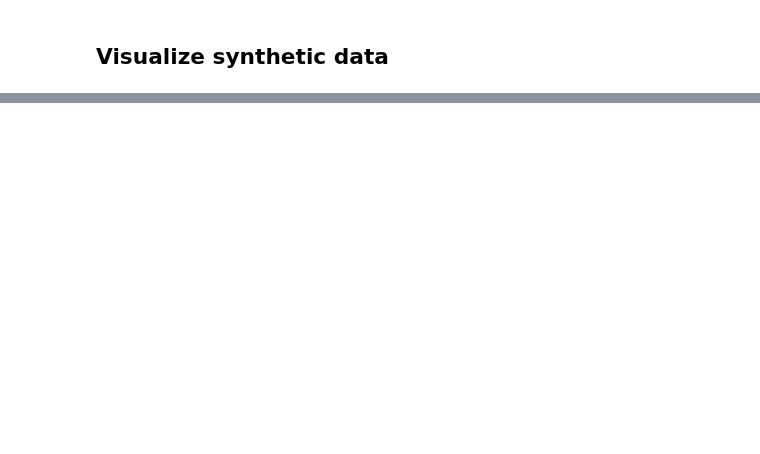
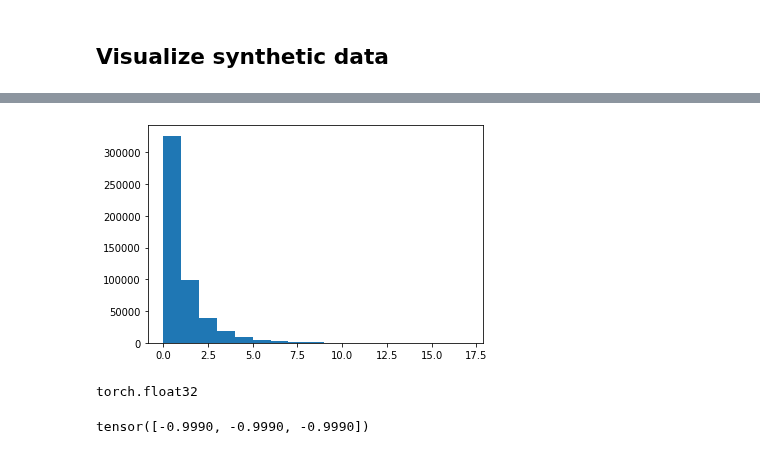
Before and after one commit to davindicode/universal-count-model, a Jupyter notebook: notebooks/visualize_synthetic.ipynb, the cells around one changed output, grey strips where cells are left out. Cells and saved outputs as stored; diff of their text form; code cells hidden in the pictures; blank space fills up the shorter version.

```diff
--- a/notebooks/visualize_synthetic.ipynb
+++ b/notebooks/visualize_synthetic.ipynb
@@ -72,0 +82,13 @@ dataset_dict
+# %%
+plt.hist(spk_counts.reshape(-1), bins=np.arange(spk_counts.max()))
+plt.show()
+# %% [output]
+[figure, added]
+# %%
+torch.maximum(torch.ones(3), torch.tensor(0.)).dtype
+# %% [output]
+torch.float32
+# %%
+1e-3 - torch.ones(3)
+# %% [output]
+tensor([-0.9990, -0.9990, -0.9990])
```
Also changed, not shown: parts of 7 cells of this notebook, 14 other files.
